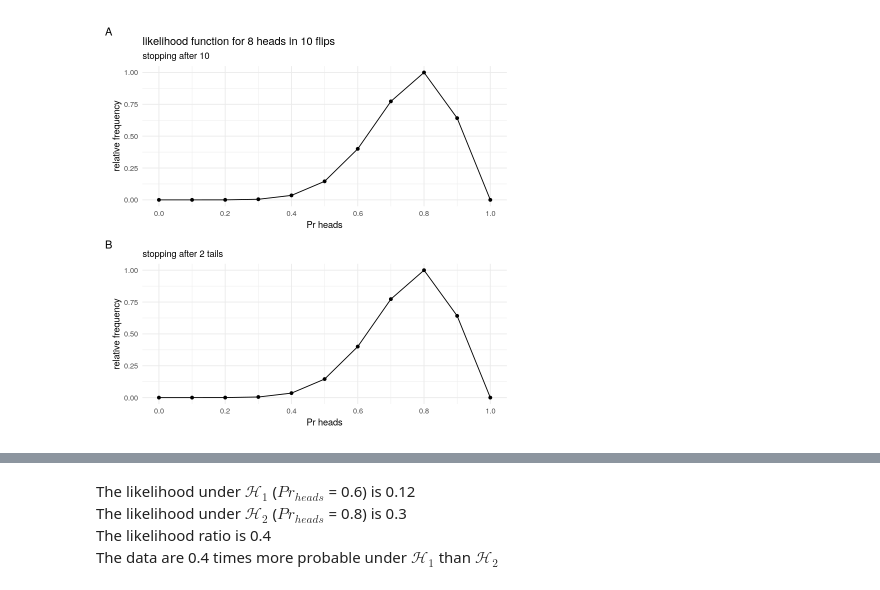
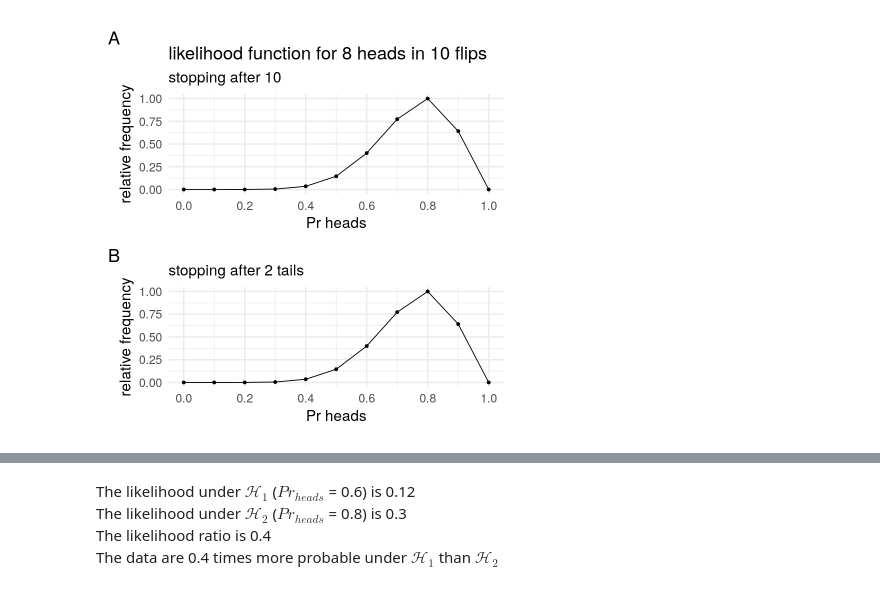
Before and after one commit to ljcolling/arm-bayes-2020, a Jupyter notebook: part3.ipynb, the cells around one changed output, grey strips where cells are left out. Cells and saved outputs as stored; diff of their text form; code cells hidden in the pictures.

```diff
--- a/part3.ipynb
+++ b/part3.ipynb
@@ -162,22 +164,22 @@ likelihood_v1_plot / likelihood_v2_plot + plot_annotation(tag_levels = "A")
 # %%
 # 6
 # now actually draw the scaled plots
 
 likelihood_v1_plot = likelihood_v1  %>% mutate(freq = freq / max(freq)) %>%
 ggplot(aes(x = pr_heads, y = freq)) + geom_point() + geom_line() +
-theme_minimal() + scale_x_continuous(name = "Pr heads", breaks = seq(0,1,.2)) +
+theme_minimal(18) + scale_x_continuous(name = "Pr heads", breaks = seq(0,1,.2)) +
 scale_y_continuous(limits = c(0,1), name = "relative frequency") +
 labs(title = glue("likelihood function for {number_of_heads} heads in {number_of_flips} flips"),
     subtitle = glue("stopping after {number_of_flips}"))
 
 likelihood_v2_plot = likelihood_v2 %>% mutate(freq = freq / max(freq)) %>%
 ggplot(aes(x = pr_heads, y = freq)) + geom_point() + geom_line() +
-theme_minimal() + scale_x_continuous(name = "Pr heads", breaks = seq(0,1,.2)) +
+theme_minimal(18) + scale_x_continuous(name = "Pr heads", breaks = seq(0,1,.2)) +
 scale_y_continuous(limits = c(0,1), name = "relative frequency") +
 labs(tile = glue("likelihood function for {number_of_heads} in {number_of_flips}"),
    subtitle = glue("stopping after {n_tails} tails"))
 
 
 likelihood_v1_plot / likelihood_v2_plot + plot_annotation(tag_levels = "A")
 # %% [output]
-[figure, old version]
+[figure, new version]
```
Also changed, not shown: parts of 19 cells of this notebook, 7 other files.
